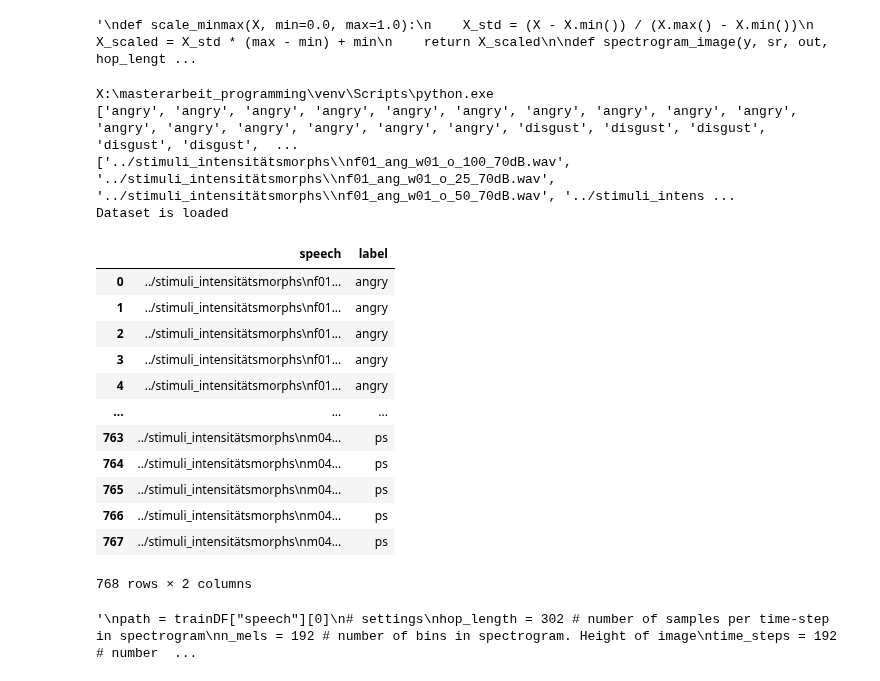
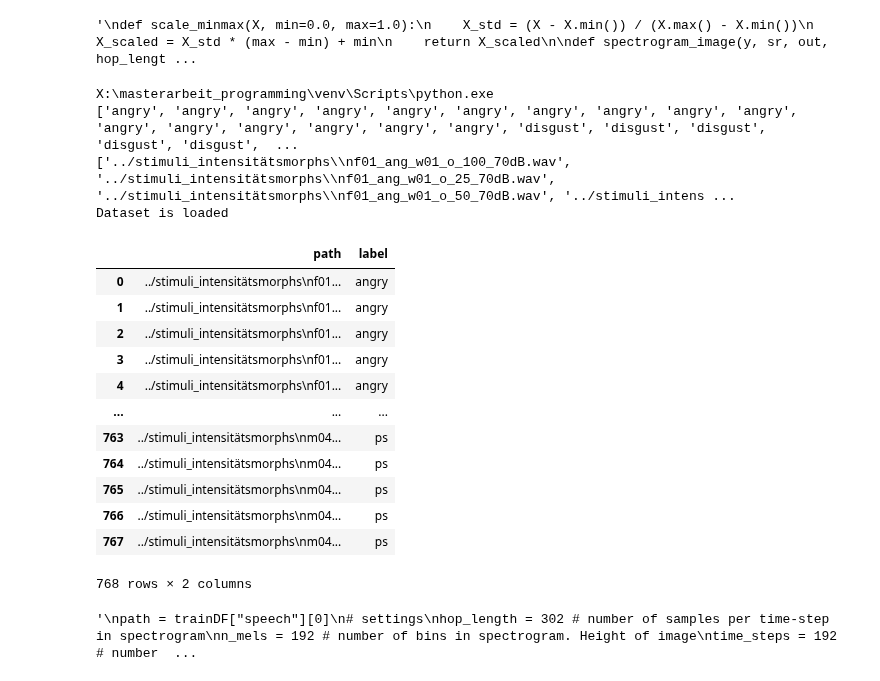
Before and after one commit to BlackFox1197/masterarbeit_programming, a Jupyter notebook: notebooks/alex net test.ipynb, the cells around one changed output. Saved outputs shown, nothing was run; the diff lists cells and outputs as text; code cells hidden in the pictures.

```diff
--- a/notebooks/alex net test.ipynb
+++ b/notebooks/alex net test.ipynb
@@ -109,21 +109,23 @@ def createMelSpectrogramm(path, label):
 # %%
 trainpaths, trainlabels, testpaths, testlabels = load_custom_dataset()
 
 ###create dataframes for training and testing###
 trainDF = pd.DataFrame()
-trainDF["speech"] = trainpaths
+trainDF["path"] = trainpaths
 trainDF["label"] = trainlabels
+
 testDF = pd.DataFrame()
-testDF["speech"] = testpaths
+testDF["path"] = testpaths
 testDF["label"] = testlabels
 
+
 testDF
 # %% [output]
 X:\masterarbeit_programming\venv\Scripts\python.exe
 ['angry', 'angry', 'angry', 'angry', 'angry', 'angry', 'angry', 'angry', 'angry', 'angry', 'angry', 'angry', 'angry', 'angry', 'angry', 'angry', 'disgust', 'disgust', 'disgust', 'disgust', 'disgust',  ...
 ['../stimuli_intensitätsmorphs\\nf01_ang_w01_o_100_70dB.wav', '../stimuli_intensitätsmorphs\\nf01_ang_w01_o_25_70dB.wav', '../stimuli_intensitätsmorphs\\nf01_ang_w01_o_50_70dB.wav', '../stimuli_intens ...
 Dataset is loaded
-|  | speech | label |
+|  | path | label |
 | 0 | ../stimuli_intensitätsmorphs\nf01... | angry |
 | 1 | ../stimuli_intensitätsmorphs\nf01... | angry |
 | 2 | ../stimuli_intensitätsmorphs\nf01... | angry |
```
Also changed, not shown: parts of 16 cells of this notebook, 2 other files.
